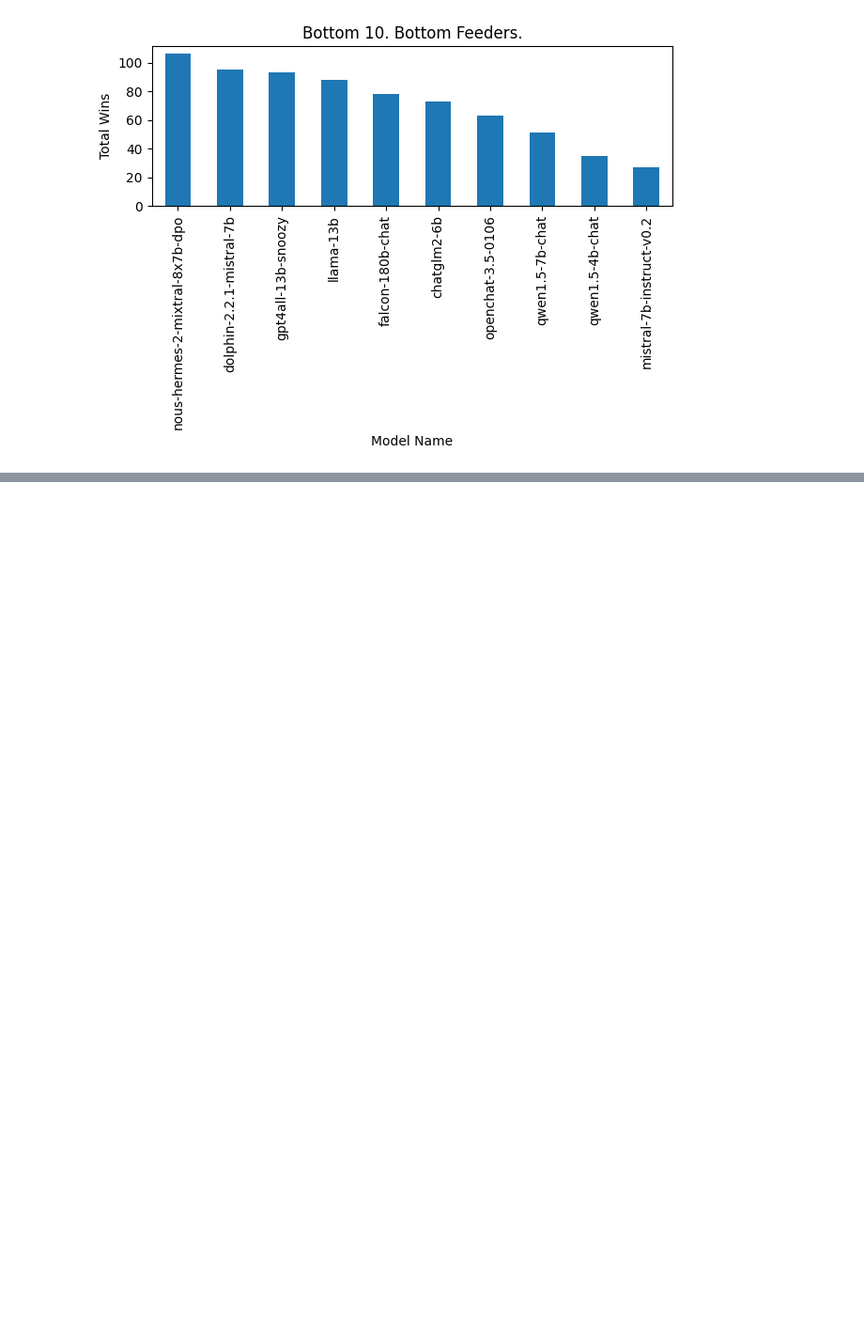
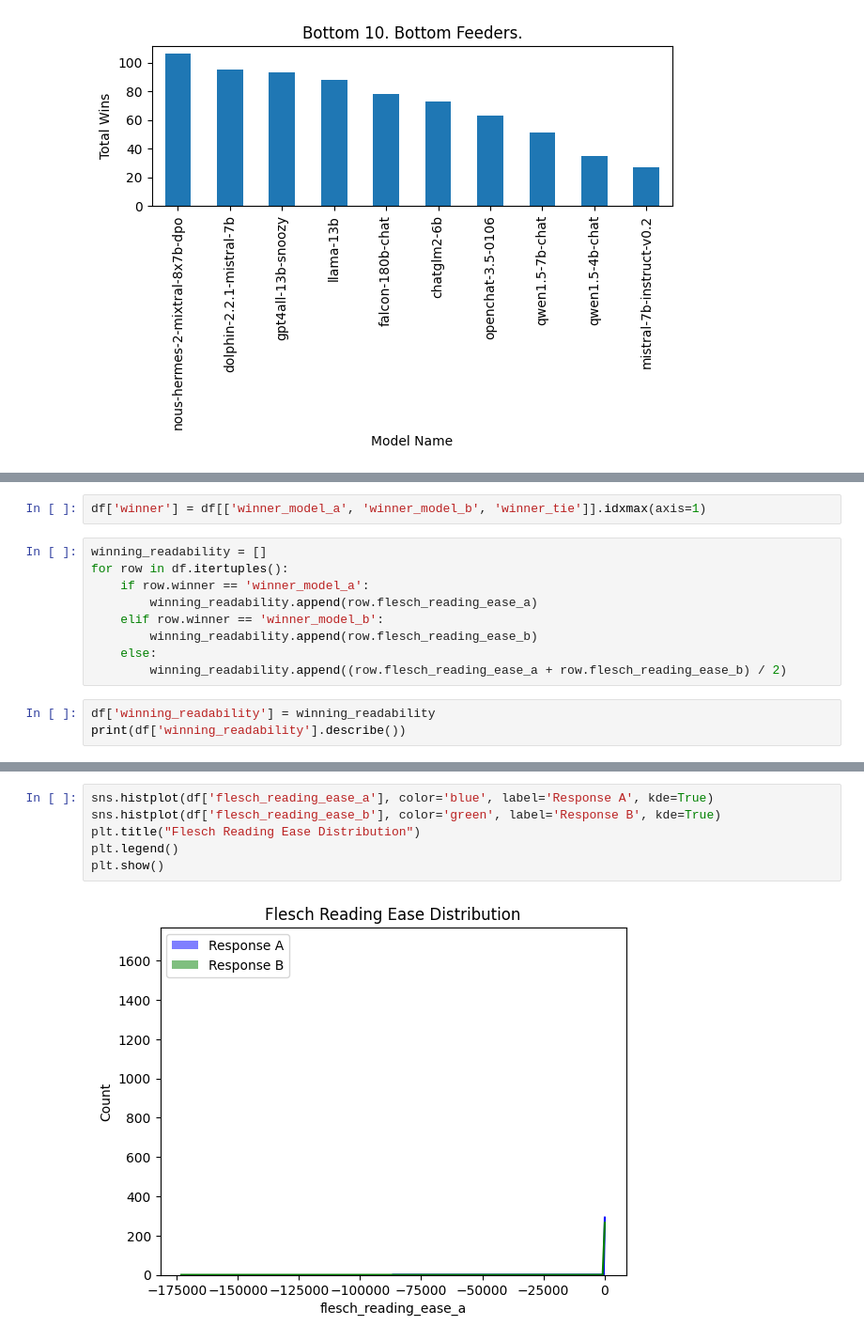
Before and after one commit to carrliitos/kaggle-LLM_Classification_Fine_Tuning, a Jupyter notebook: notebooks/00-EDA-v01.ipynb, the cells around one changed output, grey strips where cells are left out. Shown at 94% size. Cells and saved outputs as stored; diff of their text form; blank space fills up the shorter version.

```diff
--- a/notebooks/00-EDA-v01.ipynb
+++ b/notebooks/00-EDA-v01.ipynb
@@ -190,0 +243,14 @@ plt.show()
+# %%
+df['winner'] = df[['winner_model_a', 'winner_model_b', 'winner_tie']].idxmax(axis=1)
+# %%
+winning_readability = []
+for row in df.itertuples():
+    if row.winner == 'winner_model_a':
+        winning_readability.append(row.flesch_reading_ease_a)
+    elif row.winner == 'winner_model_b':
+        winning_readability.append(row.flesch_reading_ease_b)
+    else:
+        winning_readability.append((row.flesch_reading_ease_a + row.flesch_reading_ease_b) / 2)
+# %%
+df['winning_readability'] = winning_readability
+print(df['winning_readability'].describe())
@@ -190,0 +267,8 @@ plt.show()
+# %%
+sns.histplot(df['flesch_reading_ease_a'], color='blue', label='Response A', kde=True)
+sns.histplot(df['flesch_reading_ease_b'], color='green', label='Response B', kde=True)
+plt.title("Flesch Reading Ease Distribution")
+plt.legend()
+plt.show()
+# %% [output]
+[figure, added]
```
Also changed, not shown: parts of 18 cells of this notebook.
